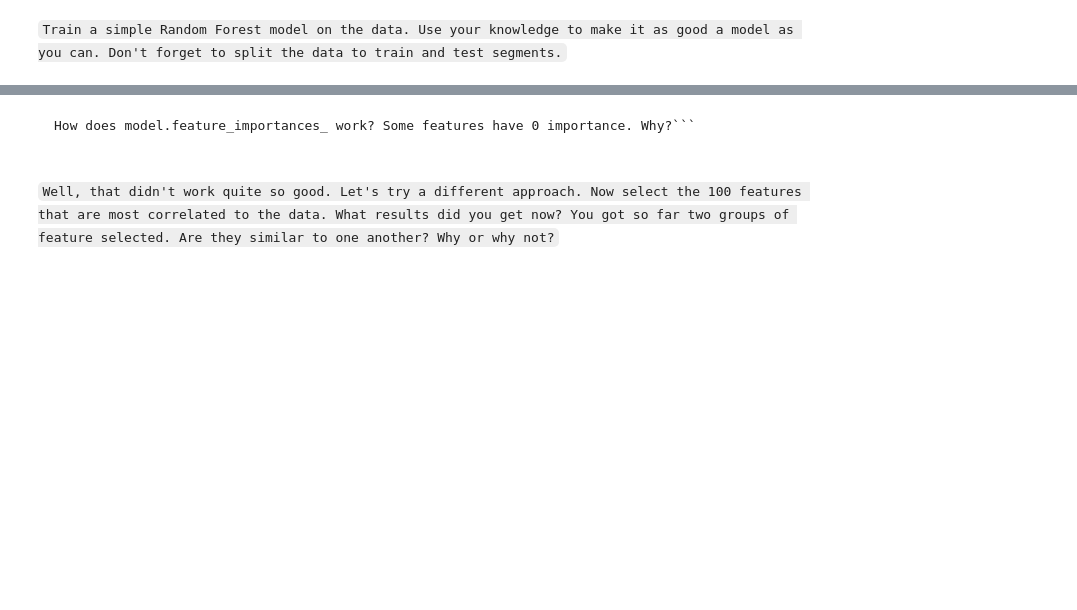
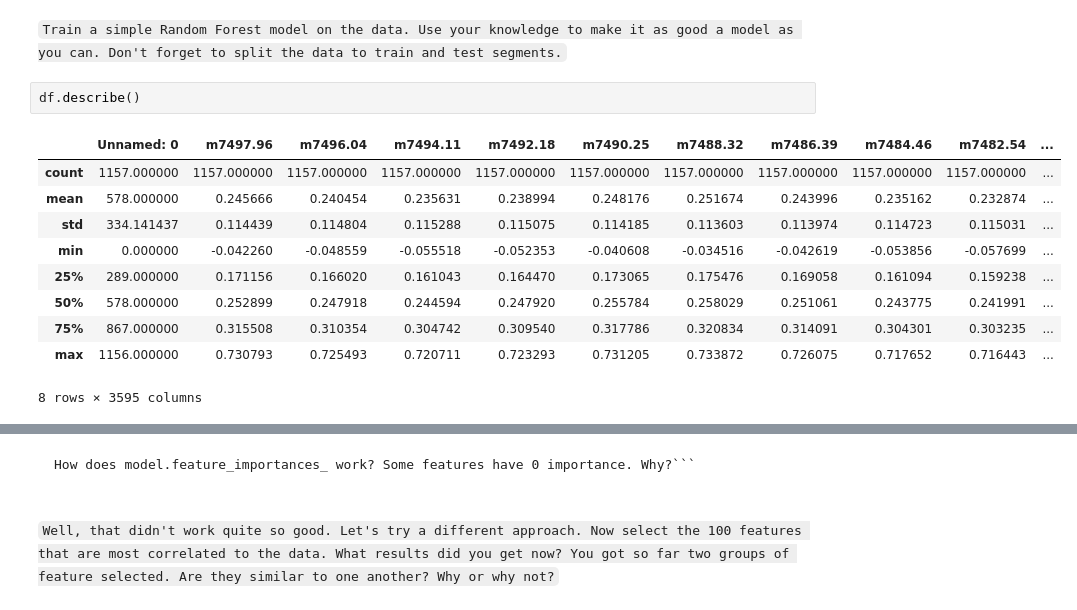
Before and after one commit to Avichay3/Full-training, a Jupyter notebook: Feature_selection.ipynb, the cells around one changed output, grey strips where cells are left out. Saved outputs shown, nothing was run; the diff lists cells and outputs as text; blank space fills up the shorter version.

````diff
--- a/Feature_selection.ipynb
+++ b/Feature_selection.ipynb
@@ -23,2 +40,15 @@ df = pd.read_csv('resources/data.csv')
 # %% [markdown]
 ```Train a simple Random Forest model on the data. Use your knowledge to make it as good a model as you can. Don't forget to split the data to train and test segments.```
+# %%
+df.describe()
+# %% [output]
+|  | Unnamed: 0 | m7497.96 | m7496.04 | m7494.11 | m7492.18 | m7490.25 | m7488.32 | m7486.39 | m7484.46 | m7482.54 | ... |
+| count | 1157.000000 | 1157.000000 | 1157.000000 | 1157.000000 | 1157.000000 | 1157.000000 | 1157.000000 | 1157.000000 | 1157.000000 | 1157.000000 | ... |
+| mean | 578.000000 | 0.245666 | 0.240454 | 0.235631 | 0.238994 | 0.248176 | 0.251674 | 0.243996 | 0.235162 | 0.232874 | ... |
+| std | 334.141437 | 0.114439 | 0.114804 | 0.115288 | 0.115075 | 0.114185 | 0.113603 | 0.113974 | 0.114723 | 0.115031 | ... |
+| min | 0.000000 | -0.042260 | -0.048559 | -0.055518 | -0.052353 | -0.040608 | -0.034516 | -0.042619 | -0.053856 | -0.057699 | ... |
+| 25% | 289.000000 | 0.171156 | 0.166020 | 0.161043 | 0.164470 | 0.173065 | 0.175476 | 0.169058 | 0.161094 | 0.159238 | ... |
+| 50% | 578.000000 | 0.252899 | 0.247918 | 0.244594 | 0.247920 | 0.255784 | 0.258029 | 0.251061 | 0.243775 | 0.241991 | ... |
+| 75% | 867.000000 | 0.315508 | 0.310354 | 0.304742 | 0.309540 | 0.317786 | 0.320834 | 0.314091 | 0.304301 | 0.303235 | ... |
+| max | 1156.000000 | 0.730793 | 0.725493 | 0.720711 | 0.723293 | 0.731205 | 0.733872 | 0.726075 | 0.717652 | 0.716443 | ... |
+8 rows × 3595 columns
````
Also changed, not shown: parts of 7 cells of this notebook.
